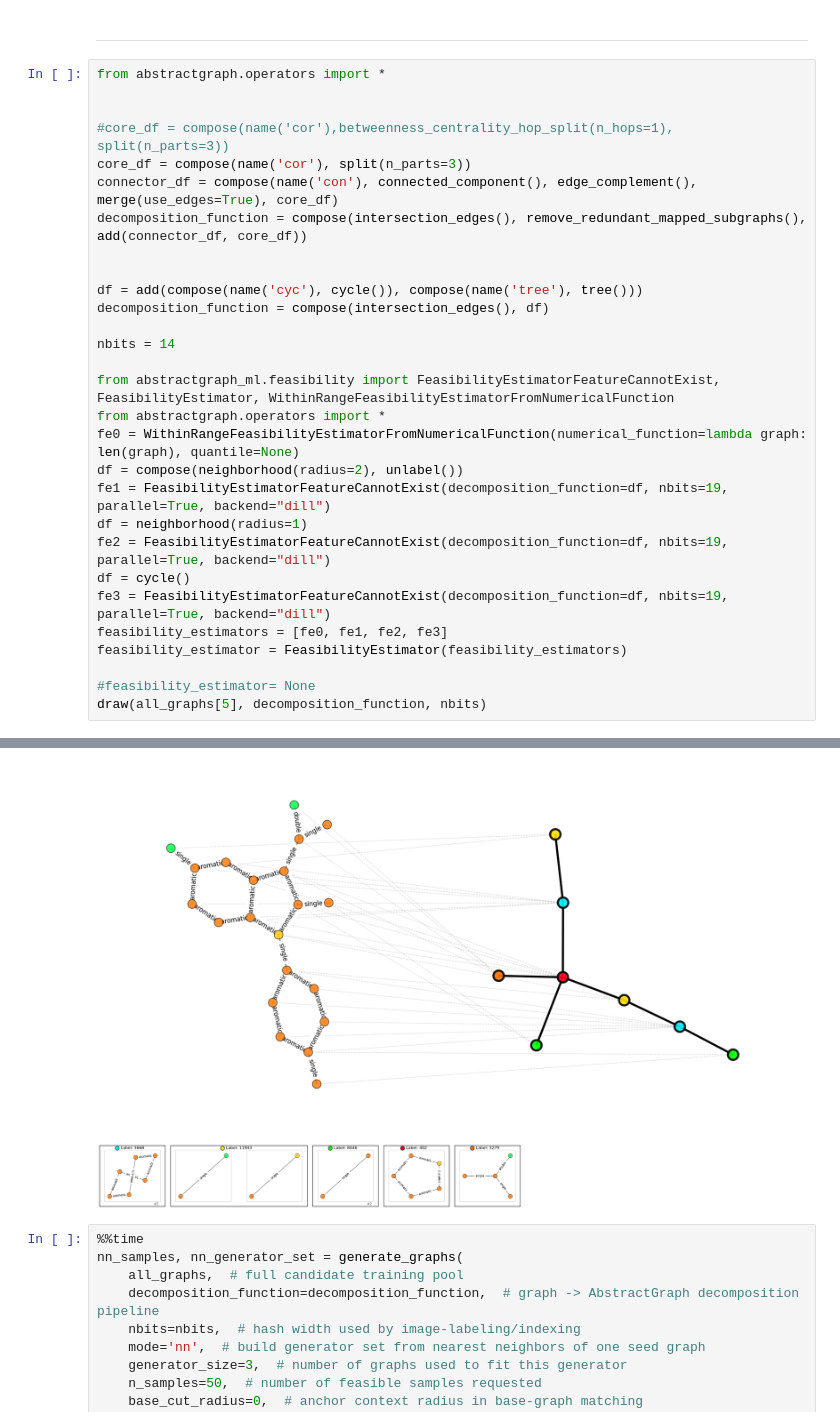
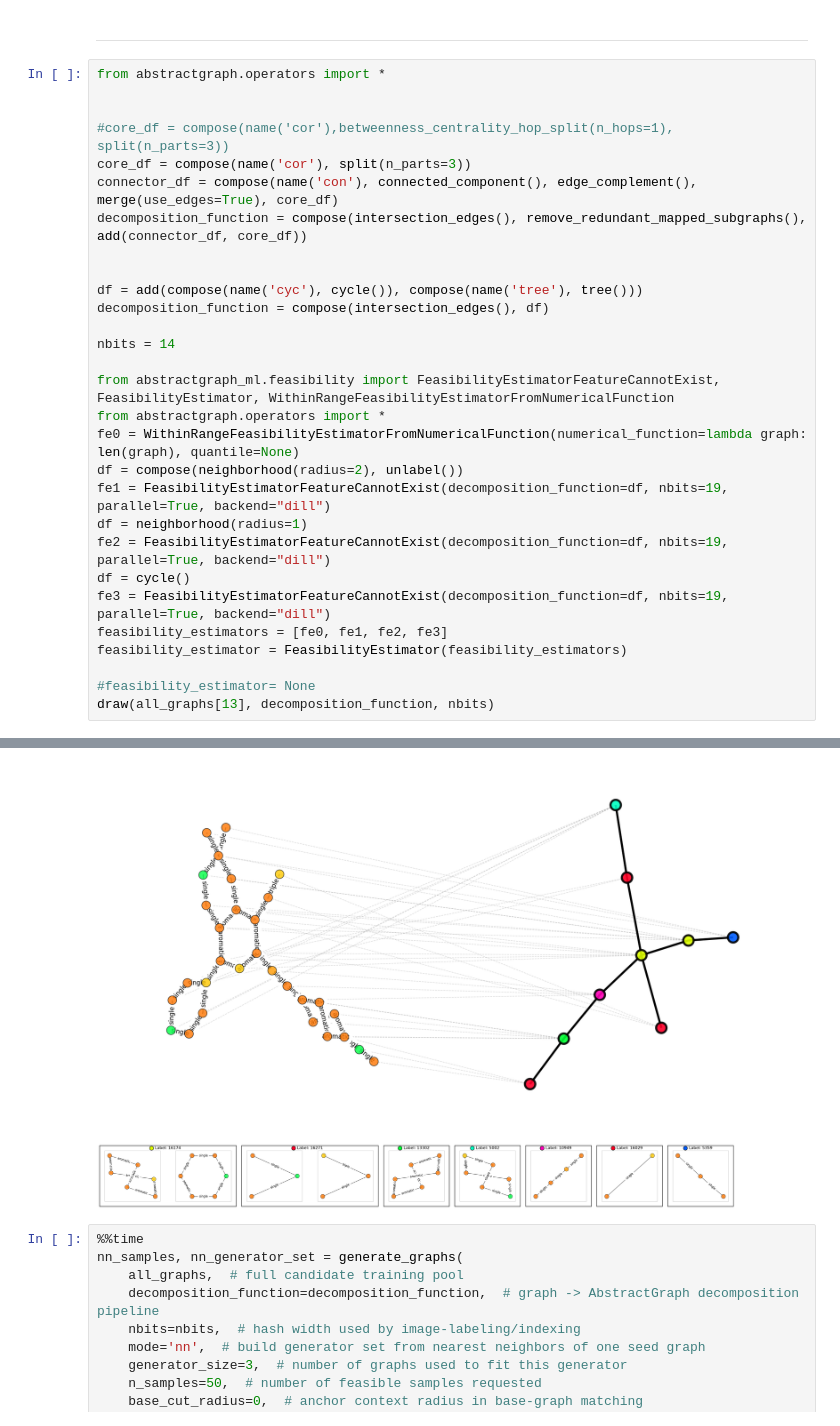
Before and after one commit to fabriziocosta/abstractgraph-generative, a Jupyter notebook: notebooks/examples/example_conditional_autoregressive_generator_simplified.ipynb, the cells around one changed output, grey strips where cells are left out. Drawn from its saved outputs; the diff is of its cells as text.

```diff
--- a/notebooks/examples/example_conditional_autoregressive_generator_simplified.ipynb
+++ b/notebooks/examples/example_conditional_autoregressive_generator_simplified.ipynb
@@ -352,36 +352,36 @@ def generate_graphs(
 # %%
 from abstractgraph.operators import *
 
 
 #core_df = compose(name('cor'),betweenness_centrality_hop_split(n_hops=1), split(n_parts=3))
 core_df = compose(name('cor'), split(n_parts=3))
 connector_df = compose(name('con'), connected_component(), edge_complement(), merge(use_edges=True), core_df)
 decomposition_function = compose(intersection_edges(), remove_redundant_mapped_subgraphs(), add(connector_df, core_df))
 
 
 df = add(compose(name('cyc'), cycle()), compose(name('tree'), tree()))
 decomposition_function = compose(intersection_edges(), df)
 
 nbits = 14
 
 from abstractgraph_ml.feasibility import FeasibilityEstimatorFeatureCannotExist, FeasibilityEstimator, WithinRangeFeasibilityEstimatorFromNumericalFunction
 from abstractgraph.operators import *
 fe0 = WithinRangeFeasibilityEstimatorFromNumericalFunction(numerical_function=lambda graph: len(graph), quantile=None)
 df = compose(neighborhood(radius=2), unlabel())
 fe1 = FeasibilityEstimatorFeatureCannotExist(decomposition_function=df, nbits=19, parallel=True, backend="dill")
 df = neighborhood(radius=1)
 fe2 = FeasibilityEstimatorFeatureCannotExist(decomposition_function=df, nbits=19, parallel=True, backend="dill")
 df = cycle()
 fe3 = FeasibilityEstimatorFeatureCannotExist(decomposition_function=df, nbits=19, parallel=True, backend="dill")
 feasibility_estimators = [fe0, fe1, fe2, fe3]
 feasibility_estimator = FeasibilityEstimator(feasibility_estimators)
 
 #feasibility_estimator= None
-draw(all_graphs[5], decomposition_function, nbits)
+draw(all_graphs[13], decomposition_function, nbits)
 # %% [output]
 [figure]
-[figure, old version]
+[figure, new version]
-[figure, old version]
+[figure, new version]
 # %%
 %%time
 nn_samples, nn_generator_set = generate_graphs(
```
Also changed, not shown: 2 other files.
